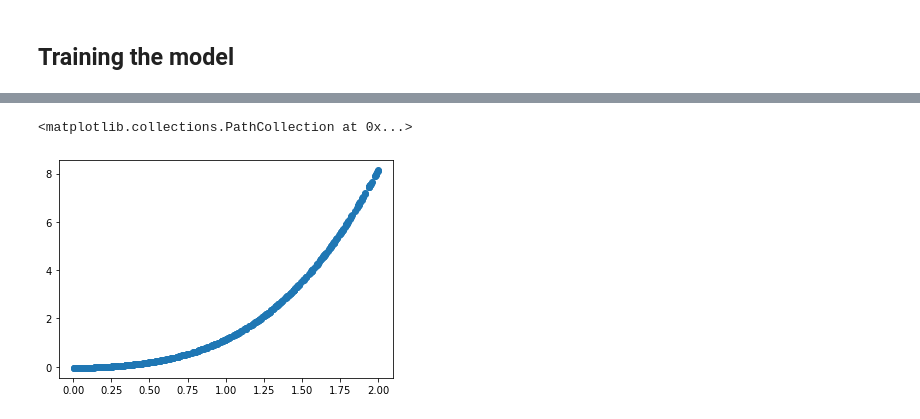
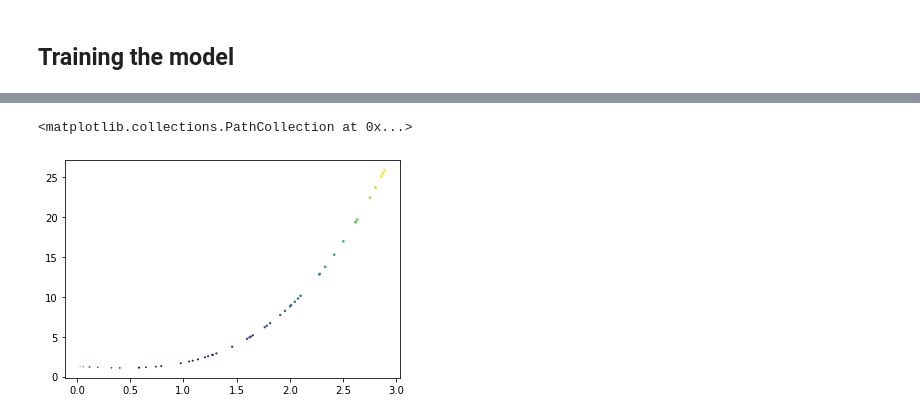
Before and after one commit to mjayadharan/FluidLearn, a Jupyter notebook: poisson_1d/poisson_x_cubed.ipynb, the cells around one changed output, grey strips where cells are left out. Drawn from its saved outputs; the diff is of its cells as text; code cells hidden in the pictures.

```diff
--- a/poisson_1d/poisson_x_cubed.ipynb
+++ b/poisson_1d/poisson_x_cubed.ipynb
@@ -130,2 +160,3 @@ def pde_loss(y_true, y_pred):
 # %%
 custom_model.compile(loss=[u_loss,pde_loss], optimizer=keras.optimizers.SGD(lr=1e-3))
+custom_model.fit(x=X_tr, y=Y_tr,epochs=20)
@@ -132,2 +181,0 @@ custom_model.compile(loss=[u_loss,pde_loss], optimizer=keras.optimizers.SGD(lr=1
-# %%
-custom_model.fit(x=X_tr, y=Y_tr,epochs=40)
@@ -153,3 +181,0 @@ Epoch 40/40
-# %%
-custom_model.compile(loss=[u_loss,pde_loss], optimizer=keras.optimizers.SGD(lr=1e-5))
-custom_model.fit(x=X_tr, y=Y_tr,epochs=40)
@@ -175,9 +182,9 @@ Epoch 40/40
 # %%
-X_test_st = np.random.uniform(0,2,500).reshape(500,1)
+X_test_st = np.random.uniform(0,3,50).reshape((50,1))
 # %%
 Y_test = custom_model.predict(X_test_st)
 # %%
-plt.scatter(X_test_st, Y_test[0][:,0])
+plt.scatter(X_test_st, Y_test[0][:,0], X_test_st, X_test_st**3)
 # %% [output]
 <matplotlib.collections.PathCollection at 0x...>
-[figure, old version]
+[figure, new version]
```
Also changed, not shown: parts of 13 cells of this notebook, 1 other file.
